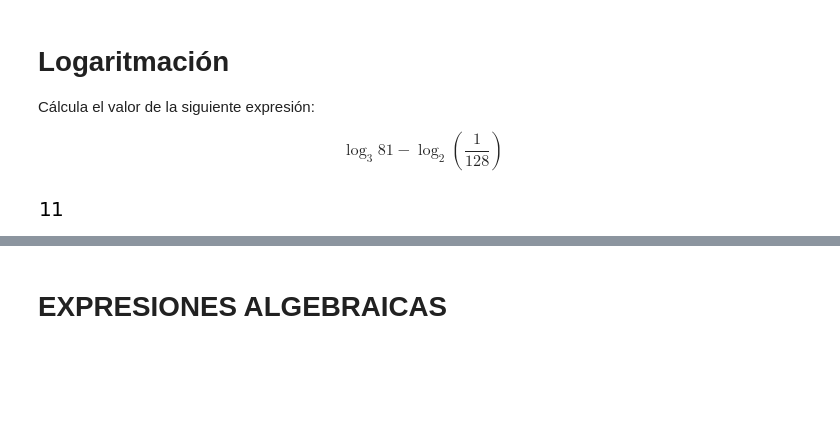
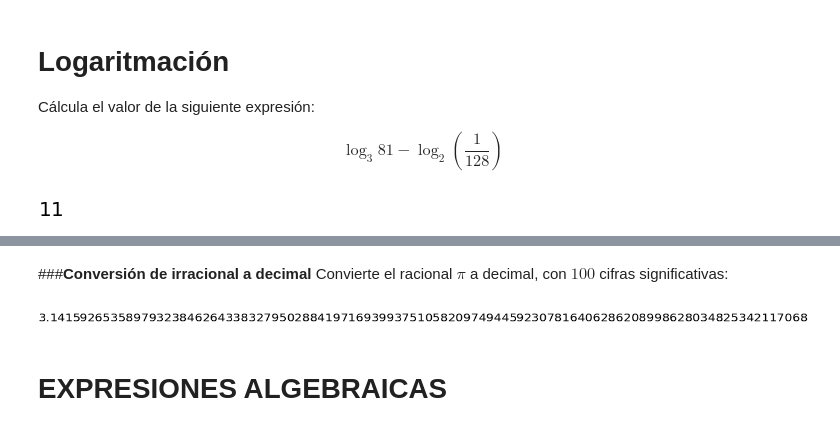
Before and after one commit to josorio398/ARITMETICA-Y-ALGEBRA-EN-PYTHON, a Jupyter notebook: Aritmética_y_álgebra_con_Python.ipynb, the cells around one changed output, grey strips where cells are left out. Saved outputs shown, nothing was run; the diff lists cells and outputs as text; code cells hidden in the pictures; blank space fills up the shorter version.

```diff
--- a/Aritmética_y_álgebra_con_Python.ipynb
+++ b/Aritmética_y_álgebra_con_Python.ipynb
@@ -139,3 +155,10 @@ log(81,3)-log(Rational("1/128"),2)
+# %% [markdown]
+###**Conversión de irracional a decimal**
+Convierte el racional $\pi$ a decimal, con $100$ cifras significativas:
+# %%
+pi.evalf(100)
+# %% [output]
+[figure, added]
 # %% [markdown]
 # **EXPRESIONES ALGEBRAICAS**
 # %% [markdown]
```
Also changed, not shown: parts of 5 cells of this notebook.
